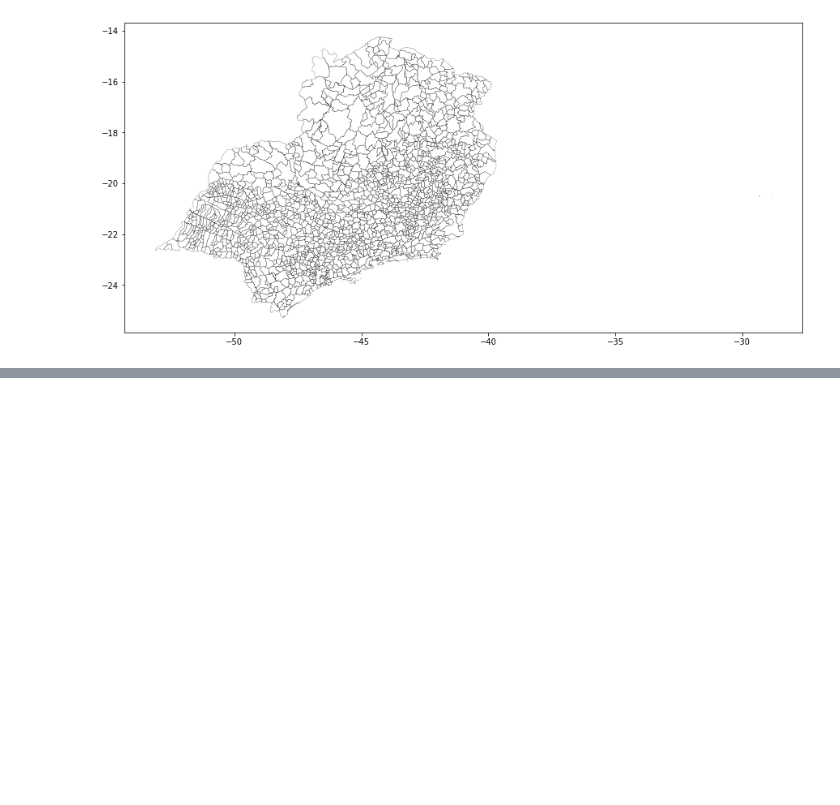
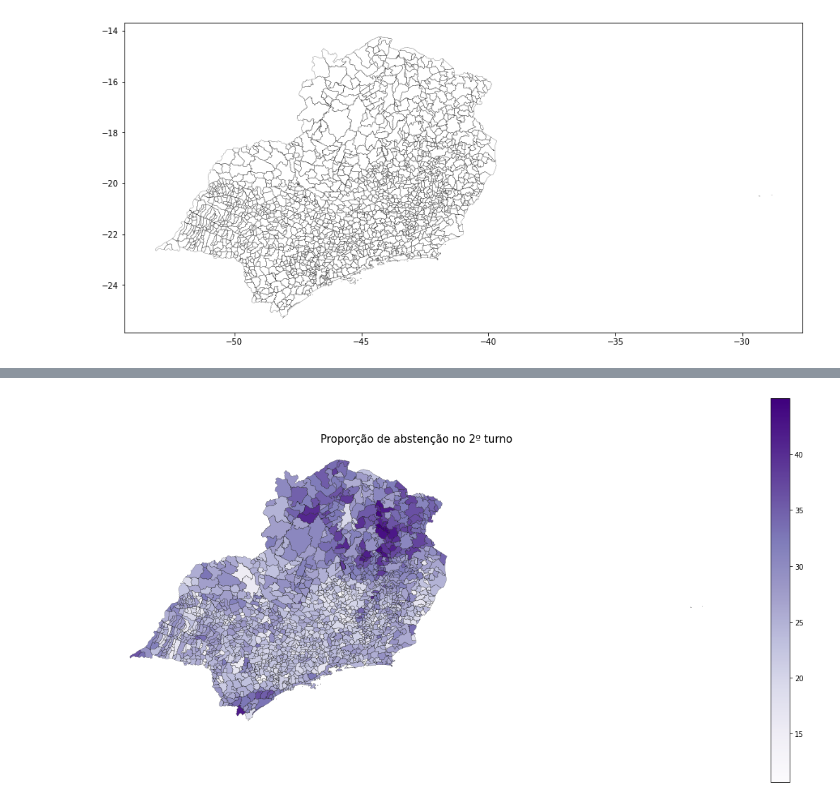
Before and after one commit to anacarolerthal/brazilian-elections-2022, a Jupyter notebook: analysis.ipynb, the cells around one changed output, grey strips where cells are left out. Saved outputs shown, nothing was run; the diff lists cells and outputs as text; code cells hidden in the pictures; blank space fills up the shorter version.

```diff
--- a/analysis.ipynb
+++ b/analysis.ipynb
@@ -301,0 +131,21 @@ plt.show()
+# %%
+# proporçao abstencao 2º turno
+
+fig, ax = plt.subplots(1, figsize=(20, 20))
+ax2 = municipio_geometry_sudeste_gpd.boundary.plot(figsize = (20,20), edgecolor = 'k', linewidth = 0.1, ax = ax)
+ax = municipio_geometry_sudeste_gpd[flt2].plot(column = 'proporcao_abstencao',
+                                        categorical = False,
+                                        legend = True,
+                                        figsize = (20,20),
+                                        ax = ax,
+                                        legend_kwds={'shrink': 0.5},
+                                        cmap = 'Purples'
+                                        )
+ax.set_axis_off()
+
+# set title
+ax.set_title('Proporção de abstenção no 2º turno', fontdict={'fontsize': '15', 'fontweight' : '3'})
+
+plt.show()
+# %% [output]
+[figure, added]
```
Also changed, not shown: parts of 47 cells of this notebook, 5 other files.
